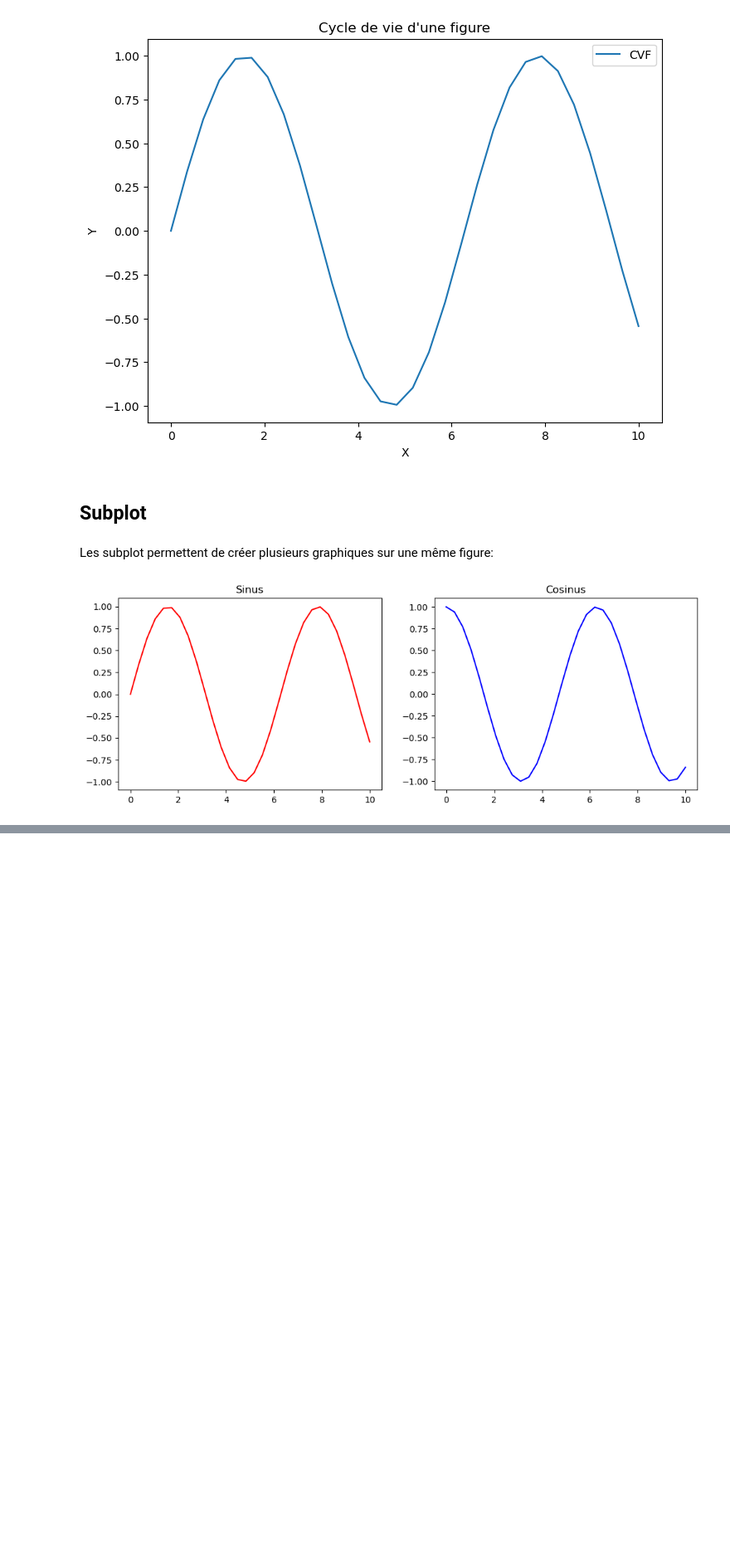
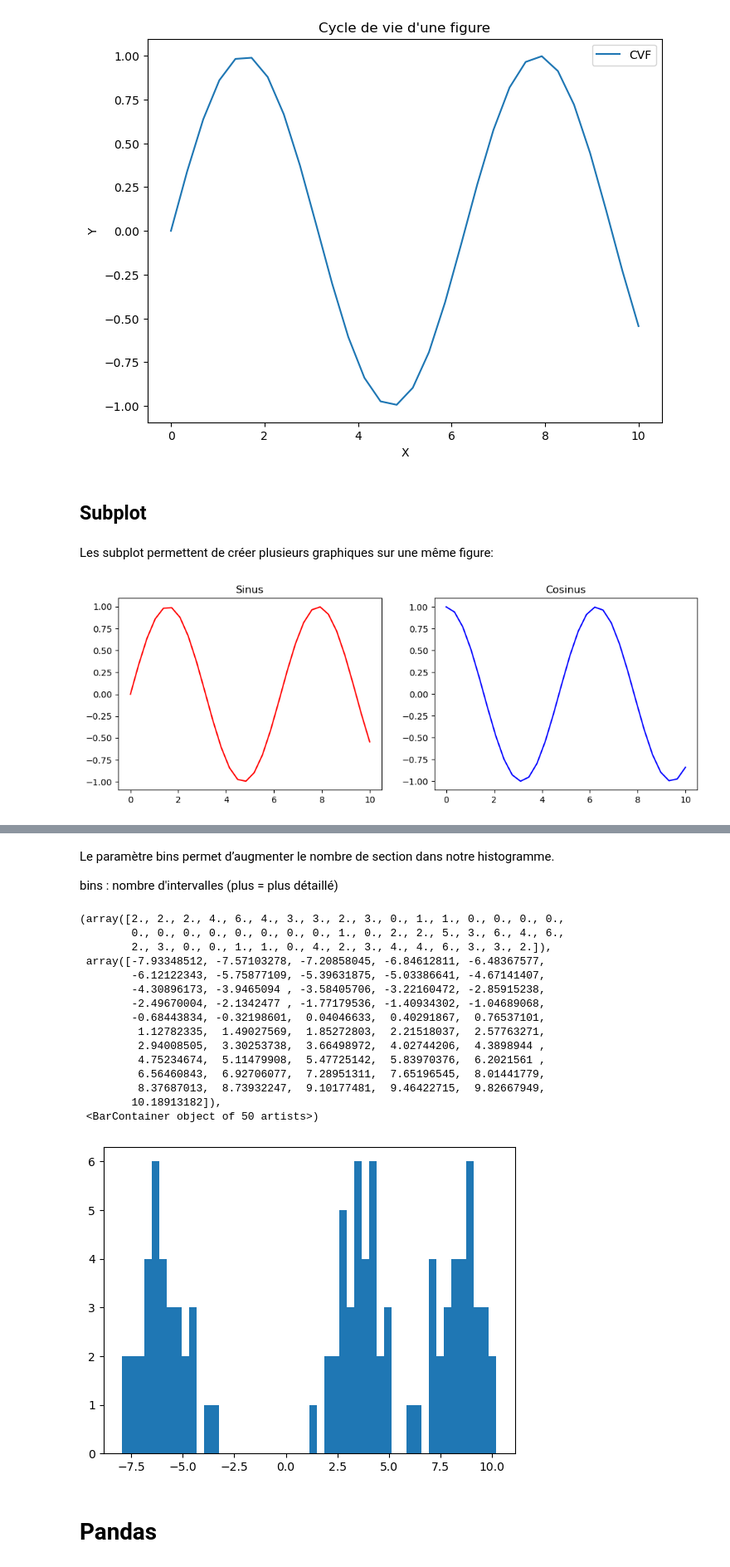
Before and after one commit to OussamaElm0/DS_pr, a Jupyter notebook: Prepa.ipynb, the cells around one changed output, grey strips where cells are left out. Shown at 83% size. Saved outputs shown, nothing was run; the diff lists cells and outputs as text; code cells hidden in the pictures; blank space fills up the shorter version.

Commit message:
Add Pandas

```diff
--- a/Prepa.ipynb
+++ b/Prepa.ipynb
@@ -511,0 +547,25 @@ plt.show()
+# %% [markdown]
+Le paramètre bins permet d’augmenter le nombre de section dans notre histogramme.
+
+bins : nombre d'intervalles (plus = plus détaillé)
+# %%
+plt.hist(X[:, 0], bins=50)
+# %% [output]
+(array([2., 2., 2., 4., 6., 4., 3., 3., 2., 3., 0., 1., 1., 0., 0., 0., 0.,
+        0., 0., 0., 0., 0., 0., 0., 0., 1., 0., 2., 2., 5., 3., 6., 4., 6.,
+        2., 3., 0., 0., 1., 1., 0., 4., 2., 3., 4., 4., 6., 3., 3., 2.]),
+ array([-7.93348512, -7.57103278, -7.20858045, -6.84612811, -6.48367577,
+        -6.12122343, -5.75877109, -5.39631875, -5.03386641, -4.67141407,
+        -4.30896173, -3.9465094 , -3.58405706, -3.22160472, -2.85915238,
+        -2.49670004, -2.1342477 , -1.77179536, -1.40934302, -1.04689068,
+        -0.68443834, -0.32198601,  0.04046633,  0.40291867,  0.76537101,
+         1.12782335,  1.49027569,  1.85272803,  2.21518037,  2.57763271,
+         2.94008505,  3.30253738,  3.66498972,  4.02744206,  4.3898944 ,
+         4.75234674,  5.11479908,  5.47725142,  5.83970376,  6.2021561 ,
+         6.56460843,  6.92706077,  7.28951311,  7.65196545,  8.01441779,
+         8.37687013,  8.73932247,  9.10177481,  9.46422715,  9.82667949,
+        10.18913182]),
+ <BarContainer object of 50 artists>)
+[figure, added]
+# %% [markdown]
+# Pandas
```
Also changed, not shown: parts of 38 cells of this notebook.
